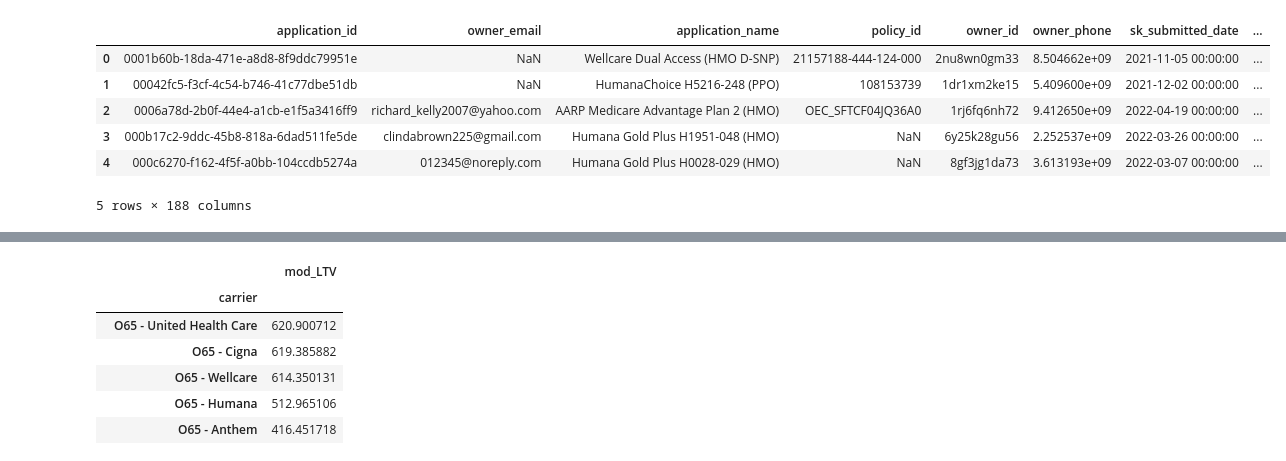
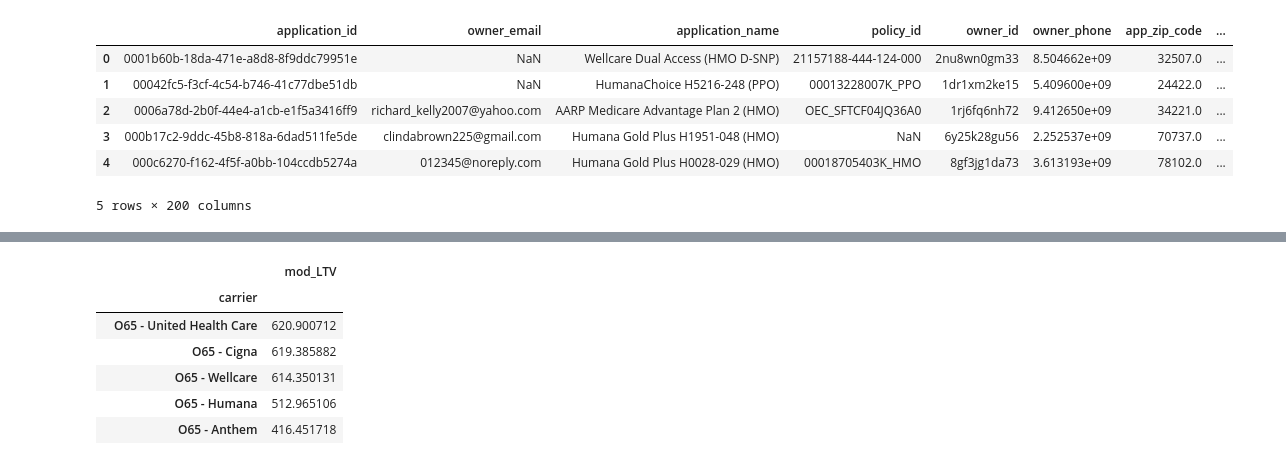
Before and after one commit to jawhar-healthcare/MedicareAdvantage_Pre_Conversion_LTV, a Jupyter notebook: model_dev.ipynb, the cells around one changed output, grey strips where cells are left out. Drawn from its saved outputs; the diff is of its cells as text; code cells hidden in the pictures.

```diff
--- a/model_dev.ipynb
+++ b/model_dev.ipynb
@@ -18,12 +10,12 @@ from sklearn.pipeline import Pipeline, make_pipeline
 # %%
 ## Load Pre-Conversion MA data with Post-Conversion LTV Values
-ma_data_o = pd.read_csv("data/with zcta/ma_postconv_jorn_zcta_tu.csv", low_memory=False)
+ma_data_o = pd.read_csv("data/with_zcta/ma_ltv_merged.csv", low_memory=False)
 ma_data_o.head()
 # %% [output]
-|  | application_id | owner_email | application_name | policy_id | owner_id | owner_phone | sk_submitted_date | ... |
-| 0 | 0001b60b-18da-471e-a8d8-8f9ddc79951e | NaN | Wellcare Dual Access (HMO D-SNP) | 21157188-444-124-000 | 2nu8wn0gm33 | 8.504662e+09 | 2021-11-05 00:00:00 | ... |
-| 1 | 00042fc5-f3cf-4c54-b746-41c77dbe51db | NaN | HumanaChoice H5216-248 (PPO) | 108153739 | 1dr1xm2ke15 | 5.409600e+09 | 2021-12-02 00:00:00 | ... |
-| 2 | 0006a78d-2b0f-44e4-a1cb-e1f5a3416ff9 | richard_kelly2007@yahoo.com | AARP Medicare Advantage Plan 2 (HMO) | OEC_SFTCF04JQ36A0 | 1rj6fq6nh72 | 9.412650e+09 | 2022-04-19 00:00:00 | ... |
-| 3 | 000b17c2-9ddc-45b8-818a-6dad511fe5de | clindabrown225@gmail.com | Humana Gold Plus H1951-048 (HMO) | NaN | 6y25k28gu56 | 2.252537e+09 | 2022-03-26 00:00:00 | ... |
-| 4 | 000c6270-f162-4f5f-a0bb-104ccdb5274a | 012345@noreply.com | Humana Gold Plus H0028-029 (HMO) | NaN | 8gf3jg1da73 | 3.613193e+09 | 2022-03-07 00:00:00 | ... |
+|  | application_id | owner_email | application_name | policy_id | owner_id | owner_phone | app_zip_code | ... |
+| 0 | 0001b60b-18da-471e-a8d8-8f9ddc79951e | NaN | Wellcare Dual Access (HMO D-SNP) | 21157188-444-124-000 | 2nu8wn0gm33 | 8.504662e+09 | 32507.0 | ... |
+| 1 | 00042fc5-f3cf-4c54-b746-41c77dbe51db | NaN | HumanaChoice H5216-248 (PPO) | 00013228007K_PPO | 1dr1xm2ke15 | 5.409600e+09 | 24422.0 | ... |
+| 2 | 0006a78d-2b0f-44e4-a1cb-e1f5a3416ff9 | richard_kelly2007@yahoo.com | AARP Medicare Advantage Plan 2 (HMO) | OEC_SFTCF04JQ36A0 | 1rj6fq6nh72 | 9.412650e+09 | 34221.0 | ... |
+| 3 | 000b17c2-9ddc-45b8-818a-6dad511fe5de | clindabrown225@gmail.com | Humana Gold Plus H1951-048 (HMO) | NaN | 6y25k28gu56 | 2.252537e+09 | 70737.0 | ... |
+| 4 | 000c6270-f162-4f5f-a0bb-104ccdb5274a | 012345@noreply.com | Humana Gold Plus H0028-029 (HMO) | 00018705403K_HMO | 8gf3jg1da73 | 3.613193e+09 | 78102.0 | ... |
-5 rows × 188 columns
+5 rows × 200 columns
```
Also changed, not shown: parts of 33 cells of this notebook, 10 other files.
